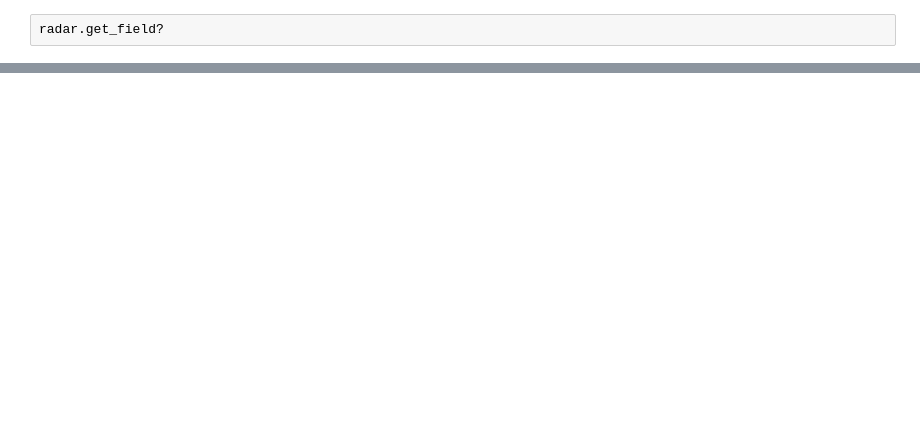
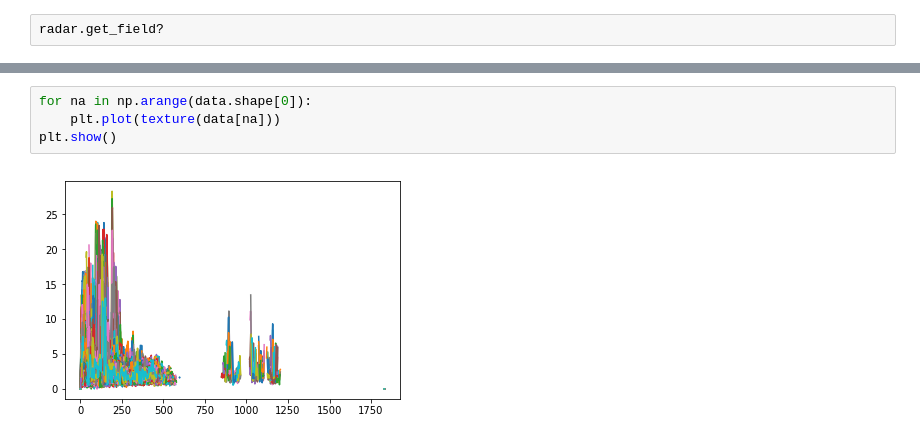
Before and after one commit to louiswicker/pyROTH, a Jupyter notebook: Examine_LEVEL2.ipynb, the cells around one changed output, grey strips where cells are left out. Saved outputs shown, nothing was run; the diff lists cells and outputs as text; blank space fills up the shorter version.

```diff
--- a/Examine_LEVEL2.ipynb
+++ b/Examine_LEVEL2.ipynb
@@ -96,0 +163,6 @@ radar.get_field?
+# %%
+for na in np.arange(data.shape[0]):
+    plt.plot(texture(data[na]))
+plt.show()
+# %% [output]
+[figure, added]
```
Also changed, not shown: parts of 9 cells of this notebook, 1 other file.
